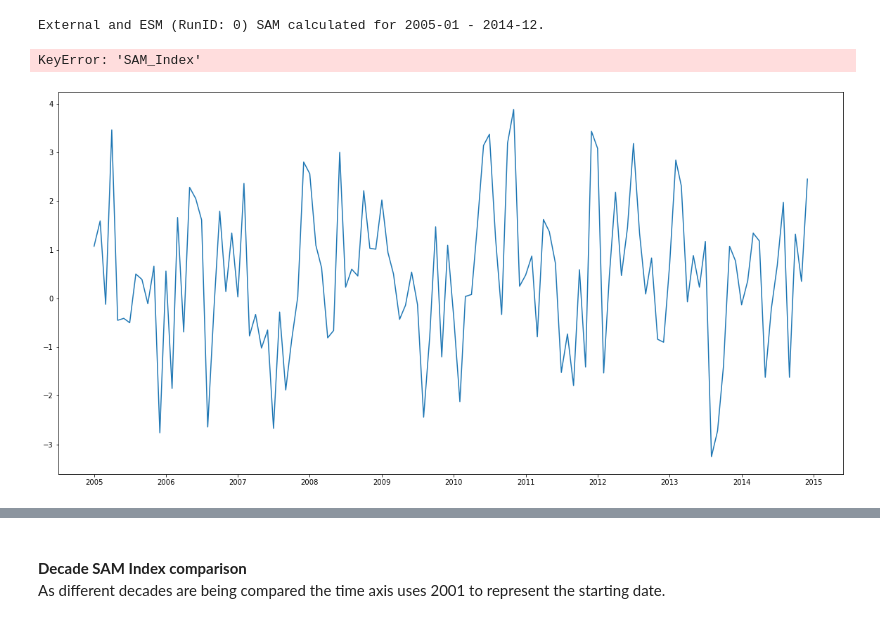
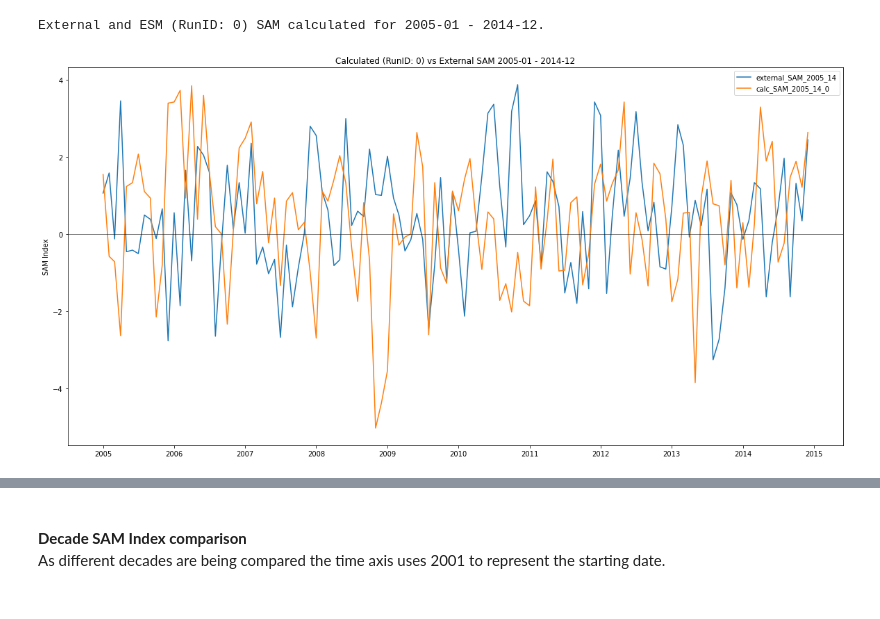
Before and after one commit to el1247/BAS_AI4ER_SAM, a Jupyter notebook: notebooks/exploratory/1.2_el_SAMAnalysis.ipynb, the cells around one changed output, grey strips where cells are left out. Drawn from its saved outputs; the diff is of its cells as text; code cells hidden in the pictures.

Commit message:
SAM data update and Sample load data Change
Started working with UKESM1 data for sample loading compared to the original ESM3.

```diff
--- a/notebooks/exploratory/1.2_el_SAMAnalysis.ipynb
+++ b/notebooks/exploratory/1.2_el_SAMAnalysis.ipynb
@@ -13,7 +13,7 @@ dataVariableId = 'psl'
 dataSourceId = "UKESM1-0-LL"
 experimentId = "historical"
 tableId = "Amon"
-memberId = "r1i1p1f2"
+approvedIds = ["r1i1p1f2", "r2i1p1f2", "r3i1p1f2"] #insert start of approved member_ids
 
 externalSAMFileName = "SAMIndex.txt"
 
@@ -49,8 +49,14 @@ Imports complete
 # %%
 df = pd.read_csv('https://storage.googleapis.com/cmip6/cmip6-zarr-consolidated-stores.csv')
 dfFilt = df[df.variable_id.eq(dataVariableId) & df.source_id.eq(dataSourceId) & df.table_id.eq(tableId) & df.experiment_id.eq(experimentId)]
-#dfFilt = dfFilt[dfFilt.member_id.eq(memberId)]
-dfFilt = dfFilt[:3]
+
+memberArr = np.empty(shape=(0), dtype=bool)
+for i in dfFilt["member_id"]:
+    rowSel = i[:] in approvedIds #adapt i[:] to match size of approvedIds
+    memberArr = np.append(memberArr, rowSel)
+
+memberSer = pd.Series(memberArr, name='bools')
+dfFilt = dfFilt[memberSer.values]
 
 fileSetList = []
 for i in range(len(dfFilt)):
@@ -60,7 +66,7 @@ for i in range(len(dfFilt)):
     fileSetList.append(fileRaw)
 fileCount = len(fileSetList)
 if fileCount:
-    print(str(fileCount)+" ESM3 data sets opened")
+    print(str(fileCount)+" "+dataSourceId+" data sets opened")
 else:
     print("No ESM3 data sets opened")
 
@@ -275,6 +281,7 @@ Calculation functions defined
 </ul>
 # %%
 months = ["Jan","Feb","Mar","Apr","May","Jun","Jul","Aug","Sep","Oct","Nov","Dec"]
+lineType = ["-.", "--", ":"]
 
 def mapPlot(dataSet, title, plotNo):
     '''Displays given data set on a map.'''
@@ -301,11 +308,13 @@ def SAMLatPlot(plotNo):
     plt.title("Selected latitudes for SAM index calculation")
 
 
-def timePlot(dataArray, label, title, plotNo):
+def timePlot(dataArray, runId, label, title, plotNo):
     '''Displays SAM index over time for any given range.'''
     plt.figure(plotNo, figsize = (20,10))
-    plt.plot(dataArray["time"], dataArray["SAM_Index"],label = str(label))
+    indexName = "SAM_Index_"+str(runId)
+    plt.plot(dataArray["time"], dataArray[indexName],label = str(label))
     #plt.legend(bbox_to_anchor=(1.05, 1), loc='upper left')
+    plt.axhline(0, color="Black", lw=0.5)
     plt.legend(loc='upper right')
     plt.ylabel("SAM Index")
     plt.title(str(title))
@@ -330,11 +339,13 @@ def timePlotYear(dataArray, title, plotNo):
     plt.ylabel("SAM Index")
     plt.title(str(title))
 
-def timePlotDecade(dataArray, label, title, plotNo):
+def timePlotDecade(dataArray, runId, label, title, plotNo):
     '''Displays SAM index over a decade.'''
     timeAxis = np.arange(np.datetime64("2001-01"), np.datetime64("2011-01"), np.timedelta64(1, 'M'), dtype='datetime64[M]')
+    indexName = "SAM_Index_"+str(runId)
     plt.figure(plotNo, figsize = (20,10))
-    plt.plot(timeAxis, dataArray["SAM_Index"], label = str(label))
+    plt.plot(timeAxis, dataArray[indexName], label = str(label))
+    plt.axhline(0, color="Black", lw=0.5)
     plt.legend(bbox_to_anchor=(1.05, 1), loc='upper left')
     plt.ylabel("SAM Index")
     plt.xlabel("Time")
@@ -393,9 +404,8 @@ External and ESM (RunID: 0) SAM calculated for 2005-01 - 2014-12.
 # %%
 plt.figure(1, figsize=(20,10))
 plt.plot(extSAM2005_14[0], extSAM2005_14[1], label="external_SAM_2005_14")
-timePlot(SAM2005_14, "calc_SAM_2005_14", "Calculated (RunID: "+str(runID)+") vs External SAM "+startDate+" - "+endDate, 1)
+timePlot(SAM2005_14, 0, "calc_SAM_2005_14_0", "Calculated (RunID: "+str(runID)+") vs External SAM "+startDate+" - "+endDate, 1)
 plt.show()
 # %% [output]
-KeyError: 'SAM_Index'
-[figure, old version]
+[figure, new version]
 # %%
```
Also changed, not shown: parts of 12 cells of this notebook, 2 other files.
